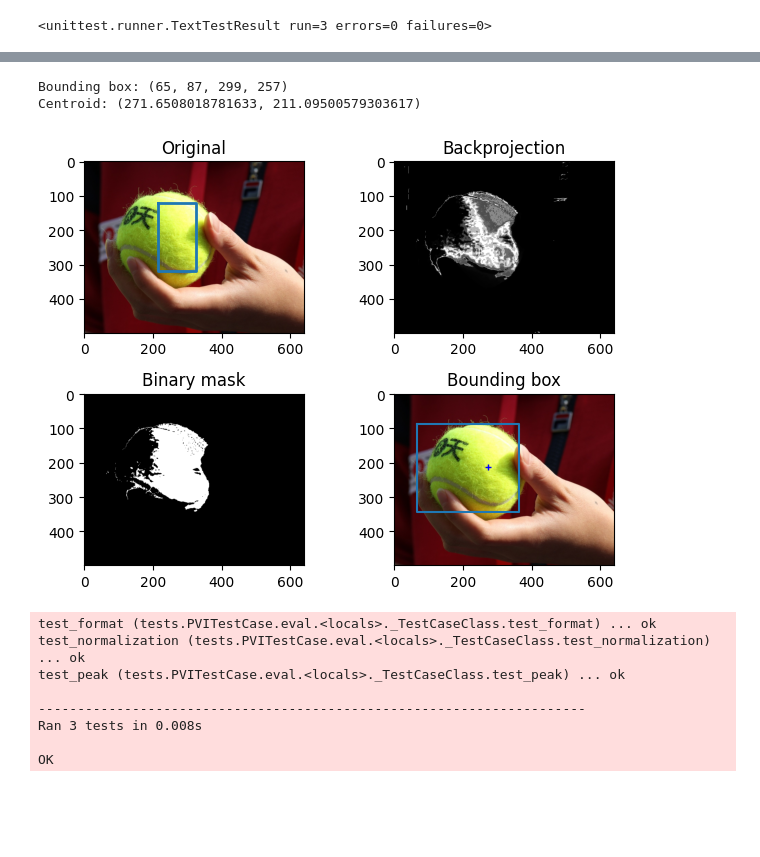
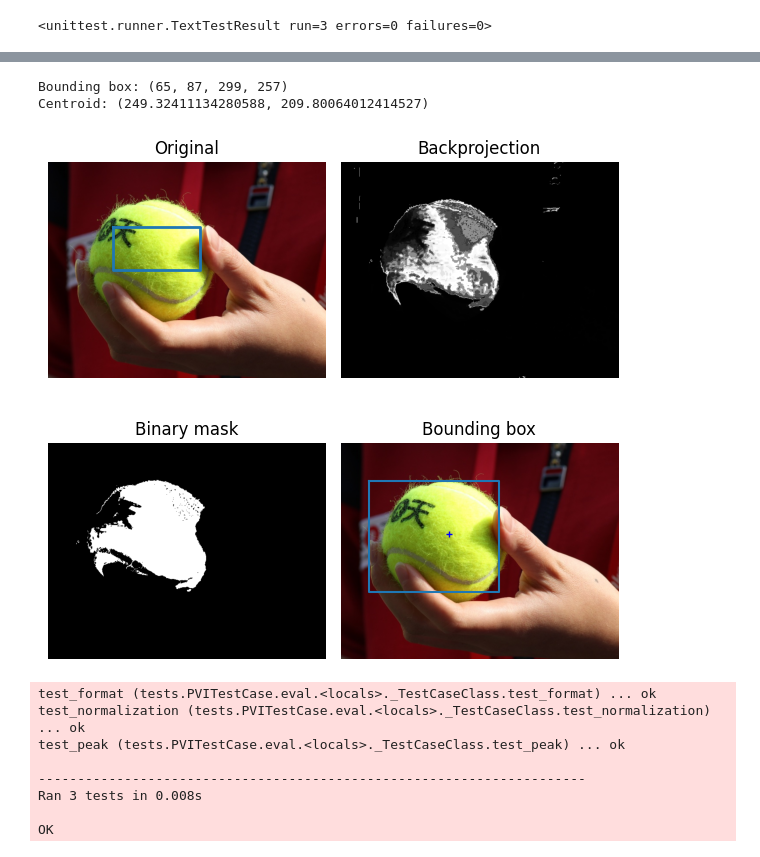
Before and after one commit to MichalPKN/pvi, a Jupyter notebook: assignments/colors.ipynb, the cells around one changed output, grey strips where cells are left out. Cells and saved outputs as stored; diff of their text form; code cells hidden in the pictures; blank space fills up the shorter version.

```diff
--- a/assignments/colors.ipynb
+++ b/assignments/colors.ipynb
@@ -268,11 +298,13 @@ Vzorový výstup:
 ########################################
 # TODO: implement
 
-x, y, w, h = 215, 120, 110, 200
+x, y, w, h = 150, 150, 200, 100
+plt.figure(figsize=(6, 6))
 plt.subplot(2, 2, 1)
 plt.imshow(rgb)
 plt.title("Original")
 plt.plot([x, x + w, x + w, x, x], [y, y, y + h, y + h, y], linewidth=2)
+plt.axis("off")
 
 hsv_area = hsv[y:y+h, x:x+w]
 h_area = hsv_area[:, :, 0]
@@ -282,35 +314,39 @@ hist = cv.normalize(hist, hist, 0, 255, cv.NORM_MINMAX)
 backproj = cv.calcBackProject([hsv[:, :, 0]], [0], hist, [0, 180], scale=1)
 mask_bp = np.zeros_like(backproj, dtype=np.uint8)
 h_mask = backproj > 30
 v_mask = hsv[:, :, 2] > 100
 mask_bp[h_mask & v_mask] = 255
 bbox_bp, centroid_bp = bbox_and_centroid(mask_bp)
 print("Bounding box:", bbox_bp)
 print("Centroid:", centroid_bp)
 
+# plt.figure(figsize=(6, 6))
 plt.subplot(2, 2, 2)
 plt.imshow(backproj, cmap="gray")
 plt.title("Backprojection")
+plt.axis("off")
 
 plt.subplot(2, 2, 3)
 plt.imshow(mask_bp, cmap="gray")
 plt.title("Binary mask")
+plt.axis("off")
 
 ax = plt.subplot(2, 2, 4)
 ax.imshow(rgb)
 bx, by, bw, bh = bbox_bp
 ax.plot([bx, bx + bw, bx + bw, bx, bx], [by, by, by + bh, by + bh, by])
 ax.plot(centroid_bp[0], centroid_bp[1], "b+", markersize=5)
 ax.set_title("Bounding box")
+plt.axis("off")
 
 plt.tight_layout()
 plt.show()
 
 ########################################
 # %% [output]
 Bounding box: (65, 87, 299, 257)
-Centroid: (271.6508018781633, 211.09500579303617)
+Centroid: (249.32411134280588, 209.80064012414527)
-[figure, old version]
+[figure, new version]
 # %%
 test_colors.TestHueHistogram.eval(hist=hist)
 # %% [output]
```
Also changed, not shown: parts of 8 cells of this notebook, 1 other file.
